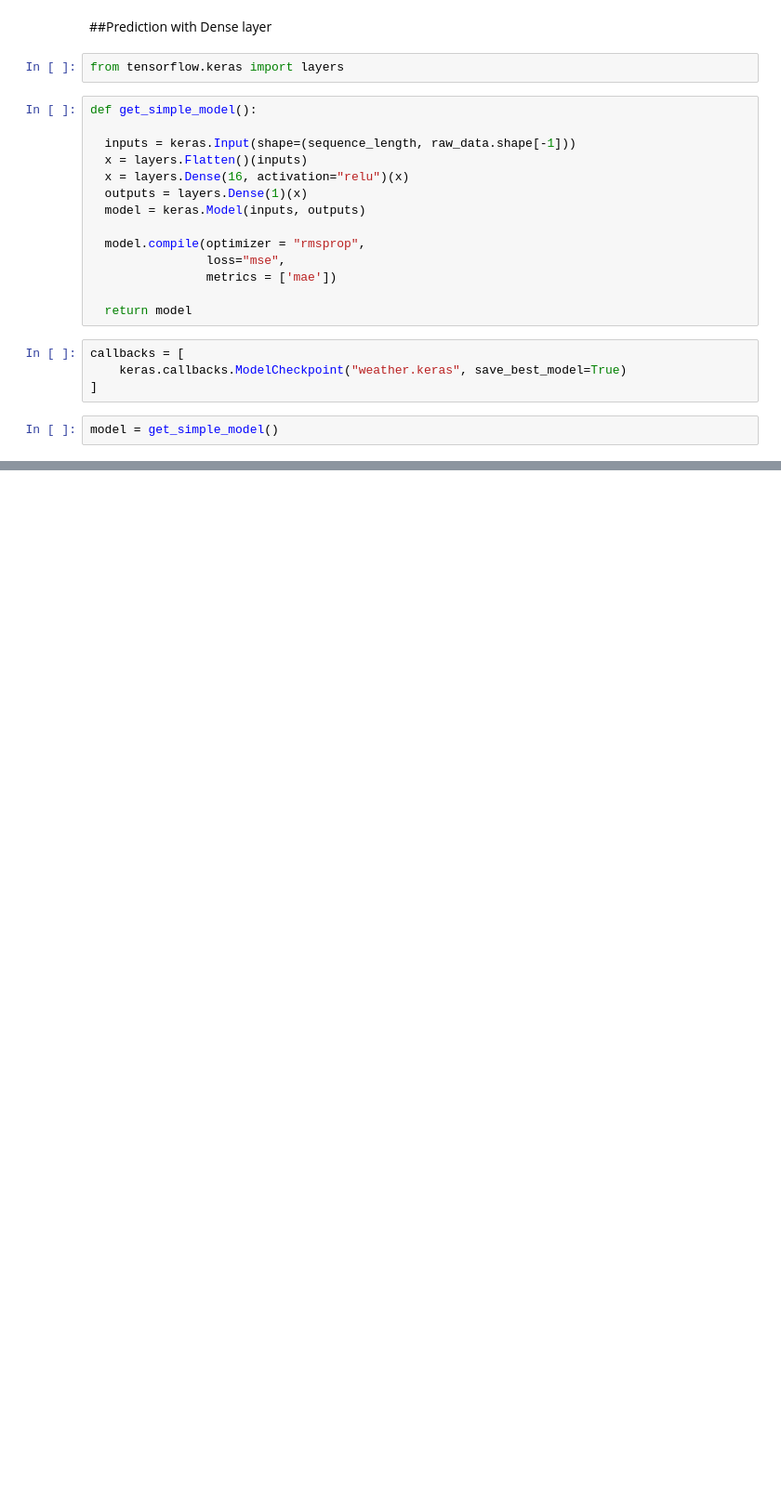
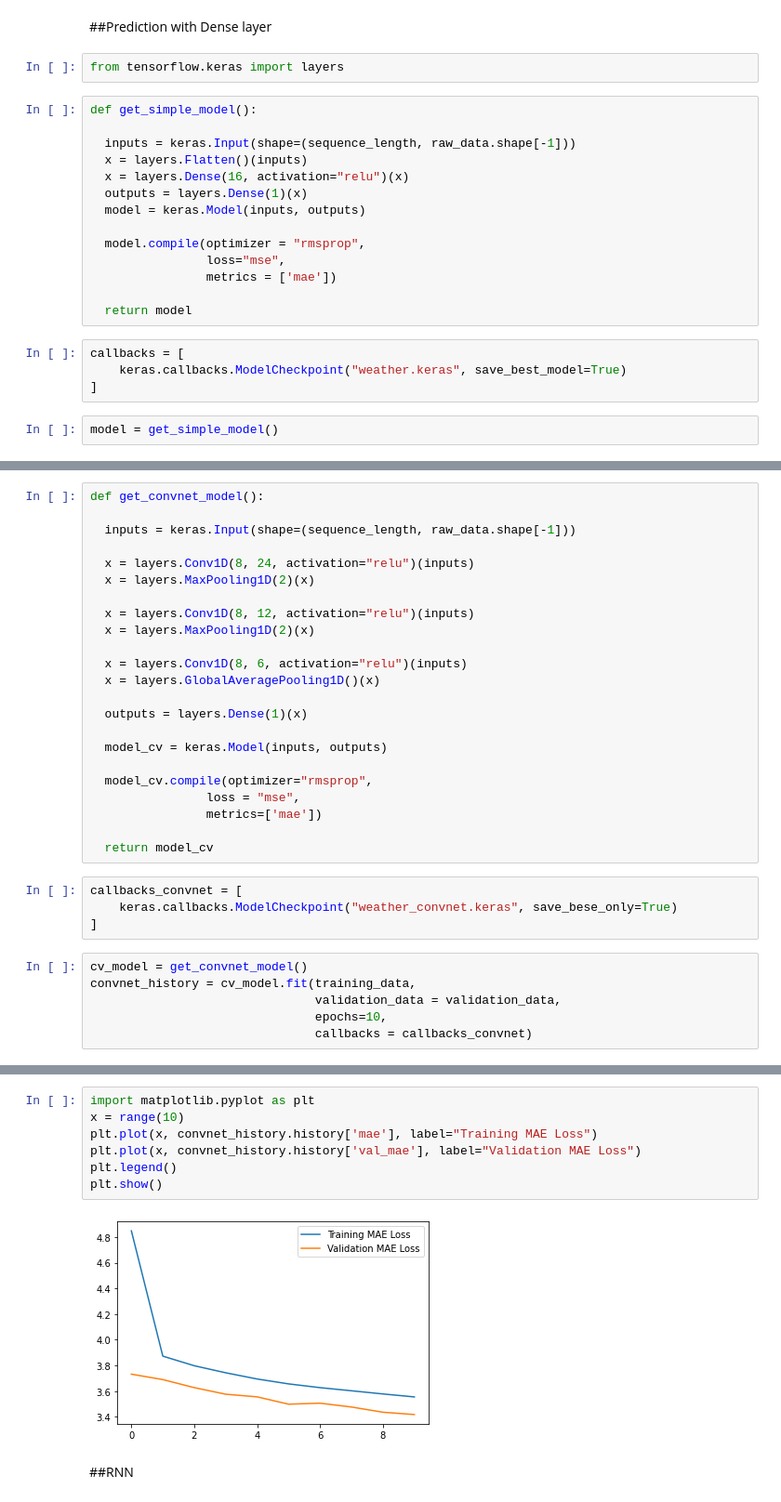
Before and after one commit to santoshrsarangi/tensorflow, a Jupyter notebook: timeseries/1_Time_Series_Forecasting_RNN.ipynb, the cells around one changed output, grey strips where cells are left out. Shown at 93% size. Cells and saved outputs as stored; diff of their text form; blank space fills up the shorter version.

```diff
--- a/timeseries/1_Time_Series_Forecasting_RNN.ipynb
+++ b/timeseries/1_Time_Series_Forecasting_RNN.ipynb
@@ -410,0 +413,33 @@ plt.show()
+# %%
+def get_convnet_model():
+
+  inputs = keras.Input(shape=(sequence_length, raw_data.shape[-1]))
+
+  x = layers.Conv1D(8, 24, activation="relu")(inputs)
+  x = layers.MaxPooling1D(2)(x)
+
+  x = layers.Conv1D(8, 12, activation="relu")(inputs)
+  x = layers.MaxPooling1D(2)(x)
+
+  x = layers.Conv1D(8, 6, activation="relu")(inputs)
+  x = layers.GlobalAveragePooling1D()(x)
+
+  outputs = layers.Dense(1)(x)
+
+  model_cv = keras.Model(inputs, outputs)
+
+  model_cv.compile(optimizer="rmsprop",
+                loss = "mse",
+                metrics=['mae'])
+
+  return model_cv
+# %%
+callbacks_convnet = [
+    keras.callbacks.ModelCheckpoint("weather_convnet.keras", save_bese_only=True)
+]
+# %%
+cv_model = get_convnet_model()
+convnet_history = cv_model.fit(training_data,
+                               validation_data = validation_data,
+                               epochs=10,
+                               callbacks = callbacks_convnet)
@@ -410,0 +474,11 @@ plt.show()
+# %%
+import matplotlib.pyplot as plt
+x = range(10)
+plt.plot(x, convnet_history.history['mae'], label="Training MAE Loss")
+plt.plot(x, convnet_history.history['val_mae'], label="Validation MAE Loss")
+plt.legend()
+plt.show()
+# %% [output]
+[figure, added]
+# %% [markdown]
+##RNN
```
Also changed, not shown: parts of 16 cells of this notebook.
